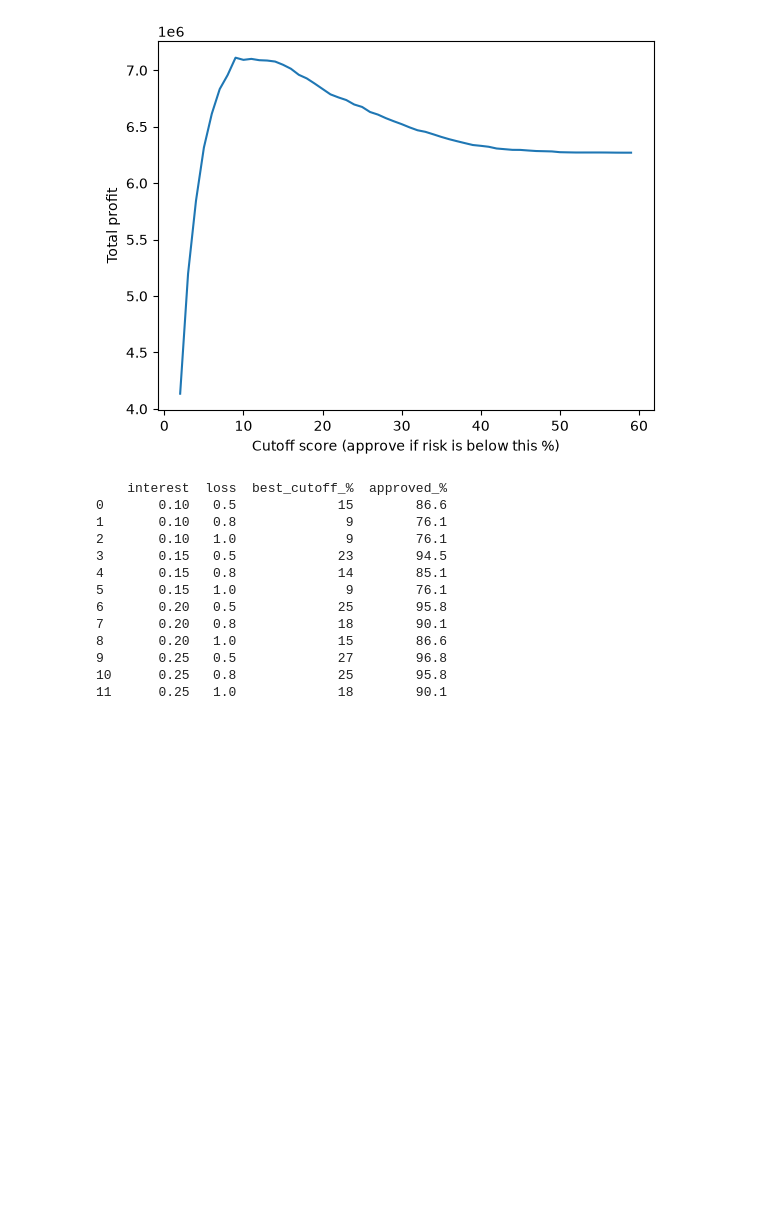
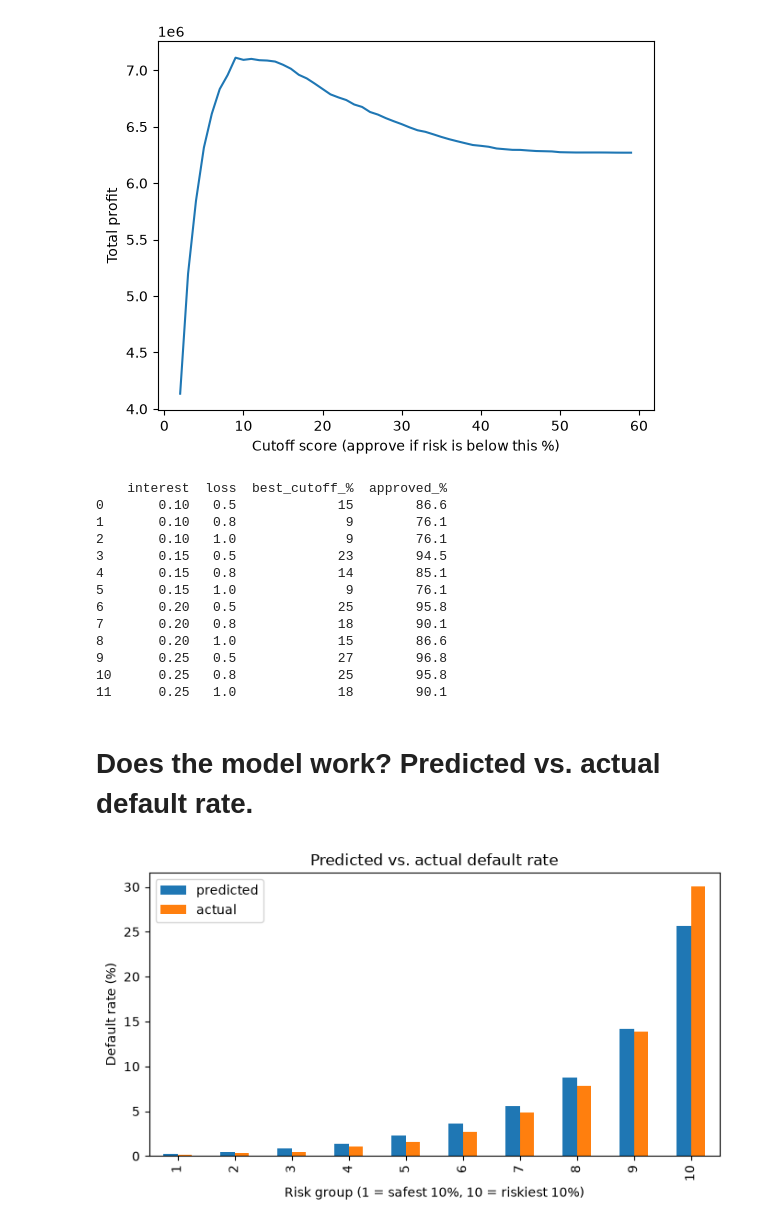
Before and after one commit to jrella18/BHDAC-Fall-26-Case-Comp, a Jupyter notebook: Logsitic Regression_RF_.ipynb, the cells around one changed output. Drawn from its saved outputs; the diff is of its cells as text; code cells hidden in the pictures; blank space fills up the shorter version.

Commit message:
Logistic Regression/RF Charts

```diff
--- a/Logsitic Regression_RF_.ipynb
+++ b/Logsitic Regression_RF_.ipynb
@@ -218,3 +218,19 @@ print(pd.DataFrame(rows, columns=["interest", "loss", "best_cutoff_%", "approved
 9       0.25   0.5             27        96.8
 10      0.25   0.8             25        95.8
 11      0.25   1.0             18        90.1
+# %% [markdown]
+# Does the model work? Predicted vs. actual default rate.
+# %%
+g = results.groupby("group", observed=True).agg(
+    predicted=("risk_score_forest", "mean"),
+    actual=("actual_default", lambda s: s.mean() * 100))
+g.index = range(1, len(g) + 1)
+
+g.plot(kind="bar", figsize=(8, 4))
+plt.xlabel("Risk group (1 = safest 10%, 10 = riskiest 10%)")
+plt.ylabel("Default rate (%)")
+plt.title("Predicted vs. actual default rate")
+plt.savefig("chart1_calibration.png", dpi=200, bbox_inches="tight")
+plt.show()
+# %% [output]
+[figure, added]
```
Also changed, not shown: parts of 6 cells of this notebook, 4 other files.
